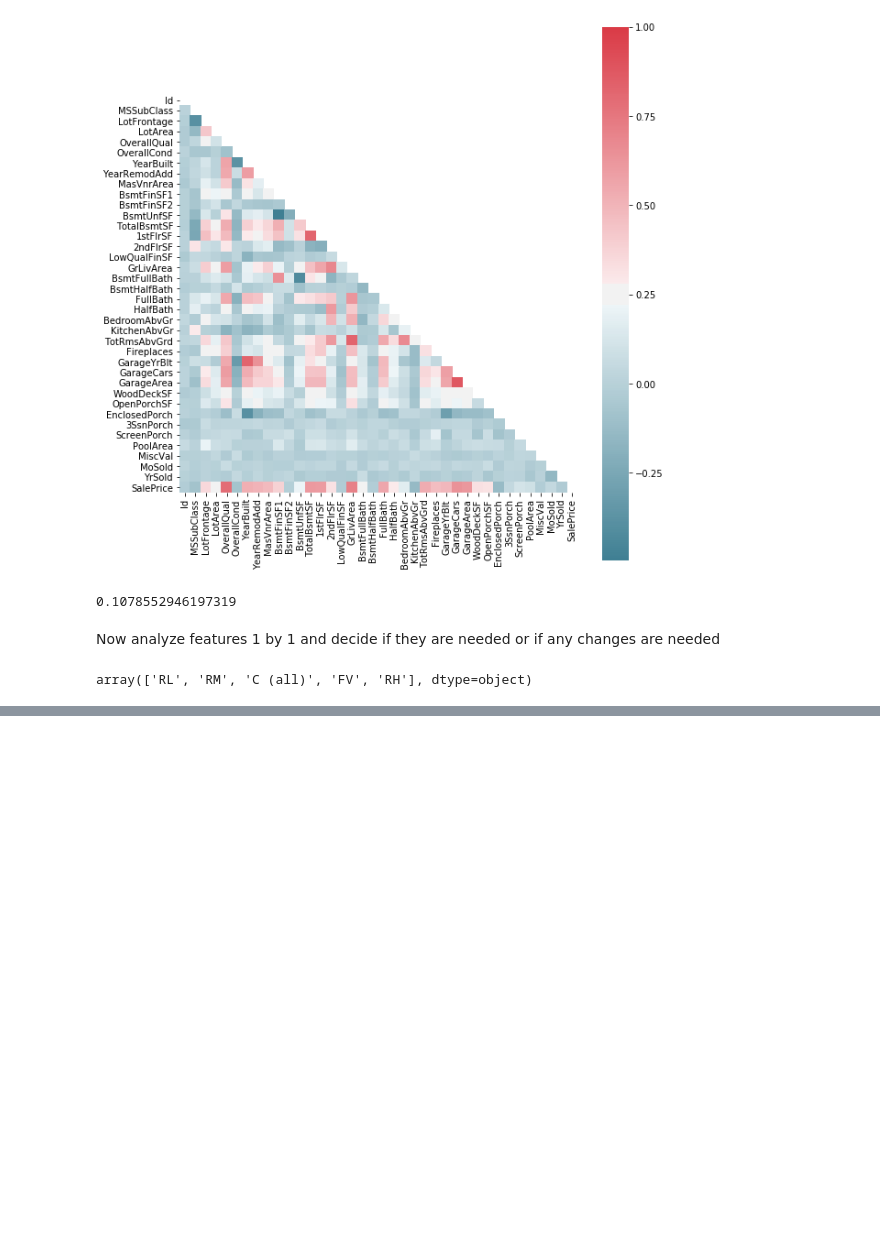
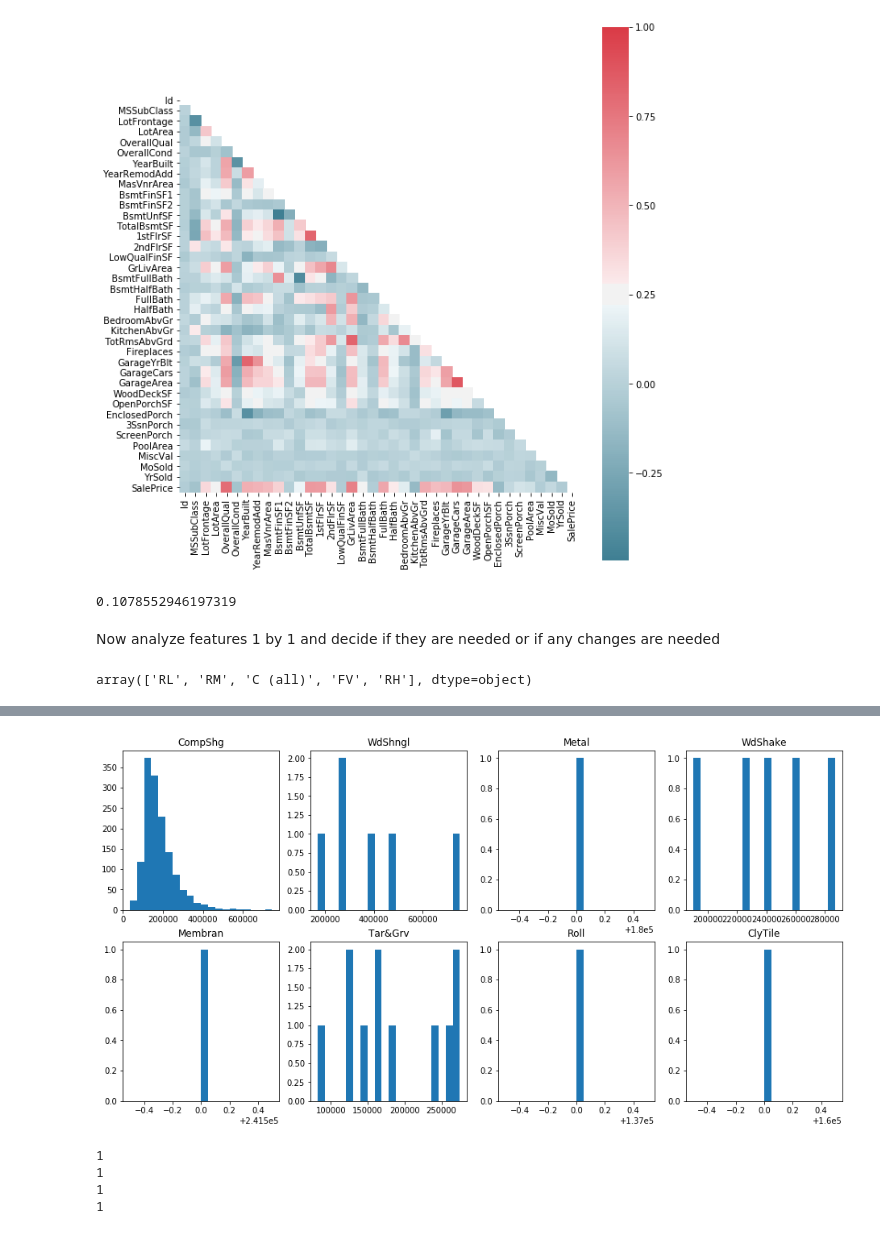
Before and after one commit to RLashofRegas/w207-machine-learning-final-project, a Jupyter notebook: Robin_Lashof-Regas_Final.ipynb, the cells around one changed output, grey strips where cells are left out. Saved outputs shown, nothing was run; the diff lists cells and outputs as text; code cells hidden in the pictures; blank space fills up the shorter version.

```diff
--- a/Robin_Lashof-Regas_Final.ipynb
+++ b/Robin_Lashof-Regas_Final.ipynb
@@ -187,0 +206,22 @@ train_data['ProximityScore'] = train_data.apply(lambda x: get_prox_num(x), axis=
+# %%
+train_data.drop('RoofStyle', axis=1, inplace=True)
+# %%
+fig = plt.figure(figsize=(16,8))
+mats = train_data['RoofMatl'].unique()
+for idx,mat in enumerate(mats, start=1):
+  ax = fig.add_subplot(2,4,idx)
+  ax.hist(train_data.loc[train_data['RoofMatl'] == mat, 'SalePrice'], bins = 20)
+  ax.set_title(mat)
+fig.show()
+# %% [output]
+[figure, added]
+# %%
+print(len(train_data.loc[train_data['RoofMatl'] == 'Metal']))
+print(len(train_data.loc[train_data['RoofMatl'] == 'Membran']))
+print(len(train_data.loc[train_data['RoofMatl'] == 'Roll']))
+print(len(train_data.loc[train_data['RoofMatl'] == 'ClyTile']))
+# %% [output]
+1
+1
+1
+1
```
Also changed, not shown: parts of 50 cells of this notebook.
